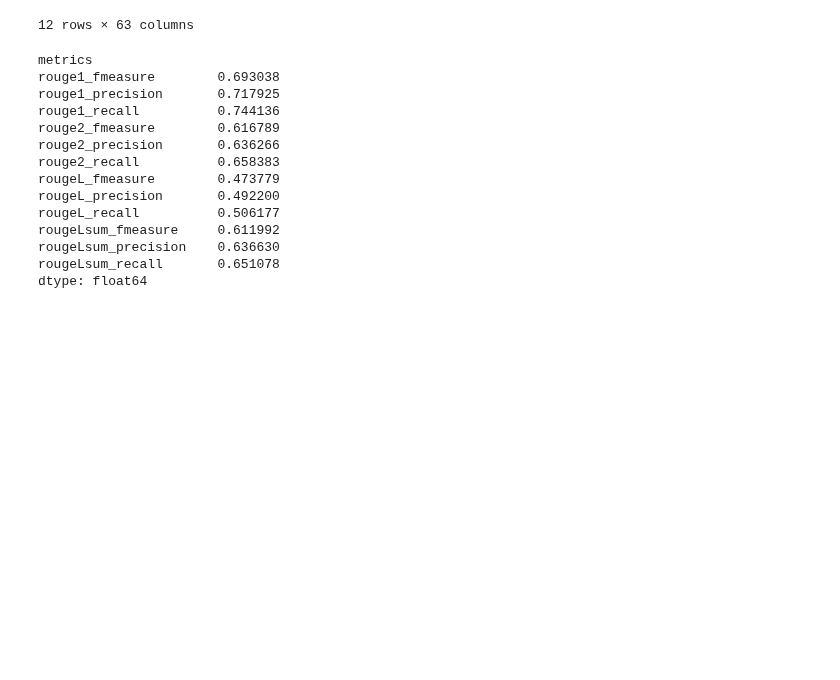
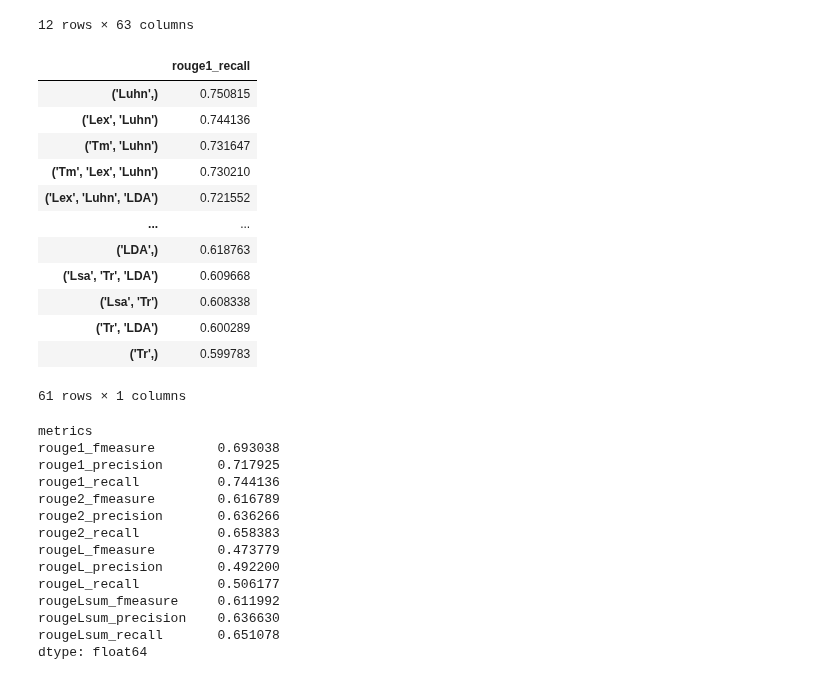
Before and after one commit to ZeyadMashhour/text_summarization, a Jupyter notebook: evaluate_scores.ipynb, the cells around one changed output. Saved outputs shown, nothing was run; the diff lists cells and outputs as text; code cells hidden in the pictures; blank space fills up the shorter version.

```diff
--- a/evaluate_scores.ipynb
+++ b/evaluate_scores.ipynb
@@ -50,3 +33,28 @@ import numpy as np
+# %%
+sorted_values_dictionary=get_sorted_values(data)
+# %%
+from IPython.display import display
+from itertools import islice
+
+# Assuming you have a sorted_values_dictionary containing DataFrames
+num_iterations = 1
+
+for index in islice(sorted_values_dictionary, num_iterations):
+    display(sorted_values_dictionary[index])
+# %% [output]
+|  | rouge1_recall |
+| ('Luhn',) | 0.750815 |
+| ('Lex', 'Luhn') | 0.744136 |
+| ('Tm', 'Luhn') | 0.731647 |
+| ('Tm', 'Lex', 'Luhn') | 0.730210 |
+| ('Lex', 'Luhn', 'LDA') | 0.721552 |
+| ... | ... |
+| ('LDA',) | 0.618763 |
+| ('Lsa', 'Tr', 'LDA') | 0.609668 |
+| ('Lsa', 'Tr') | 0.608338 |
+| ('Tr', 'LDA') | 0.600289 |
+| ('Tr',) | 0.599783 |
+61 rows × 1 columns
 # %%
 max_value =  get_max_values(data)
 max_value
```
Also changed, not shown: parts of 3 cells of this notebook, 1 other file.
